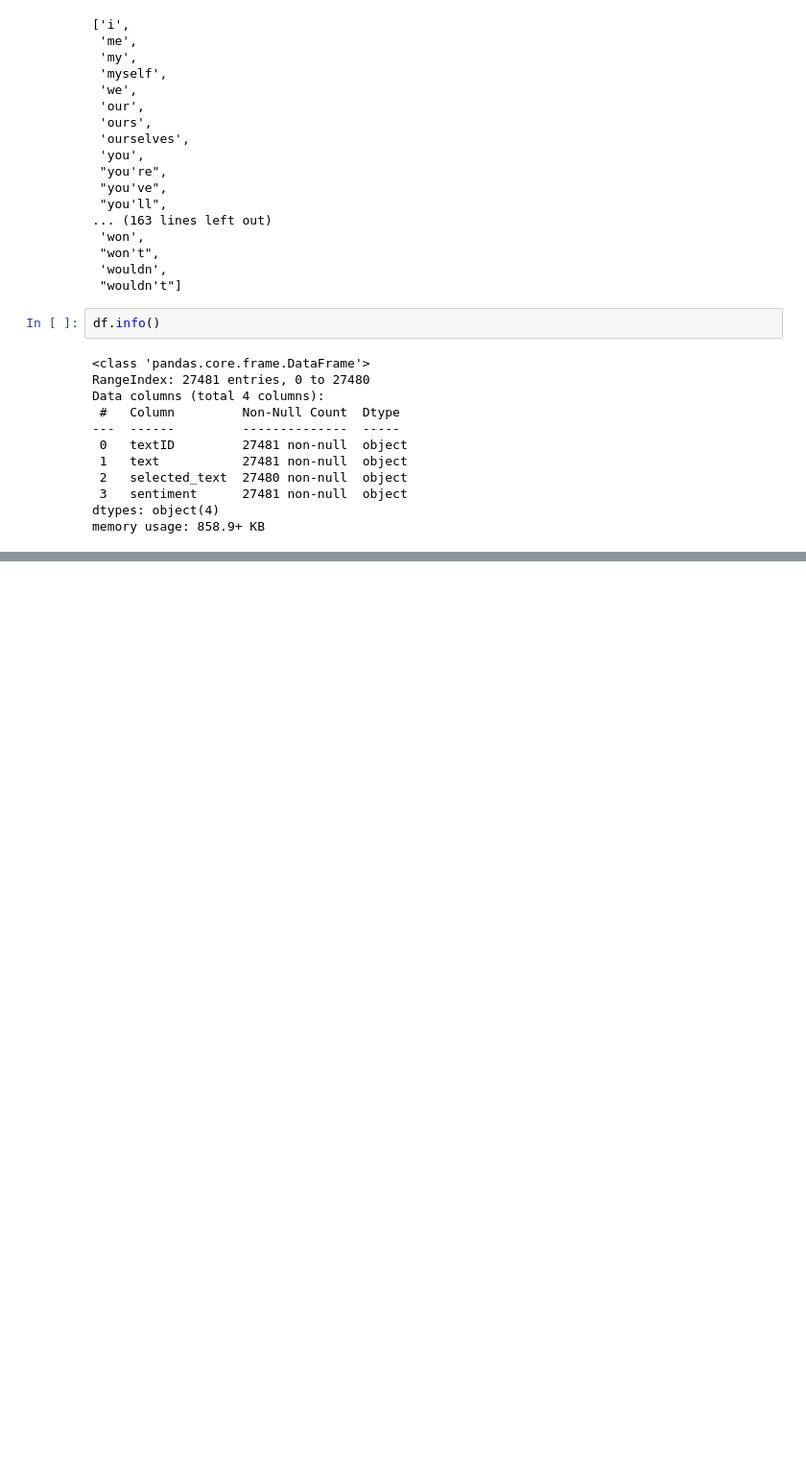
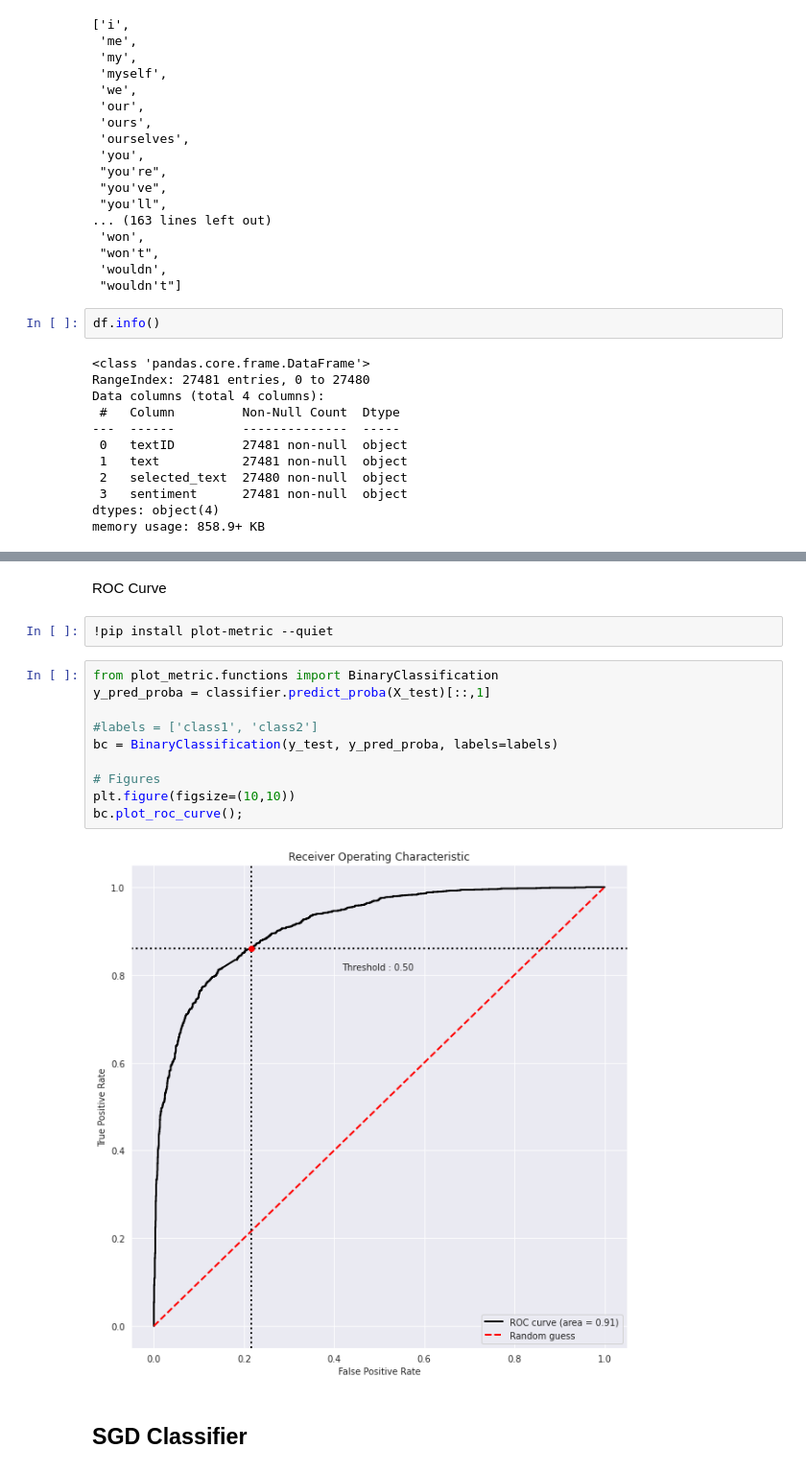
Before and after one commit to ElenaTassoni/esercitazioniIFTS2022, a Jupyter notebook: Esercitazione09/02_Clean_re 05042022.ipynb, the cells around one changed output, grey strips where cells are left out. Shown at 96% size. Cells and saved outputs as stored; diff of their text form; blank space fills up the shorter version.

```diff
--- a/Esercitazione09/02_Clean_re 05042022.ipynb
+++ b/Esercitazione09/02_Clean_re 05042022.ipynb
@@ -227,0 +444,18 @@ df
+# %% [markdown]
+ROC Curve
+# %%
+!pip install plot-metric --quiet
+# %%
+from plot_metric.functions import BinaryClassification
+y_pred_proba = classifier.predict_proba(X_test)[::,1]
+
+#labels = ['class1', 'class2']
+bc = BinaryClassification(y_test, y_pred_proba, labels=labels)
+
+# Figures
+plt.figure(figsize=(10,10))
+bc.plot_roc_curve();
+# %% [output]
+[figure, added]
+# %% [markdown]
+## SGD Classifier
```
Also changed, not shown: parts of 40 cells of this notebook, 3 other files.
